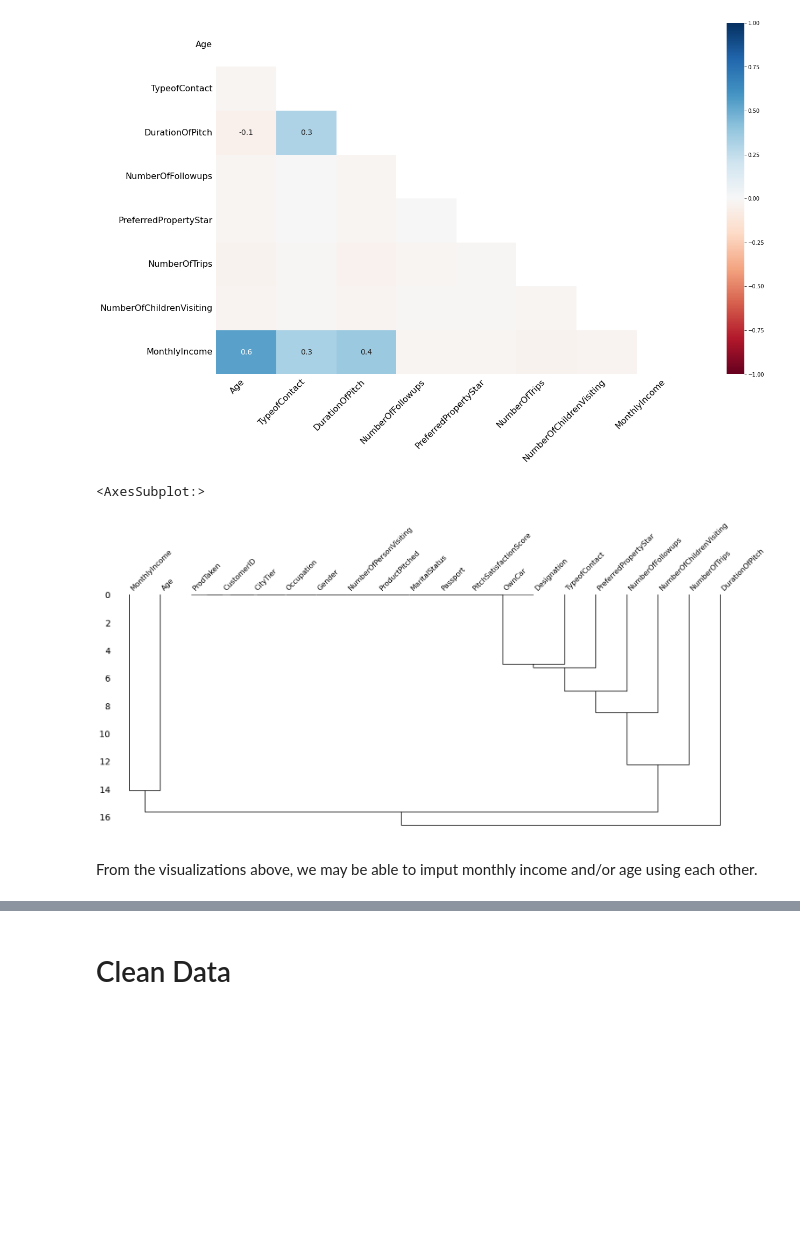
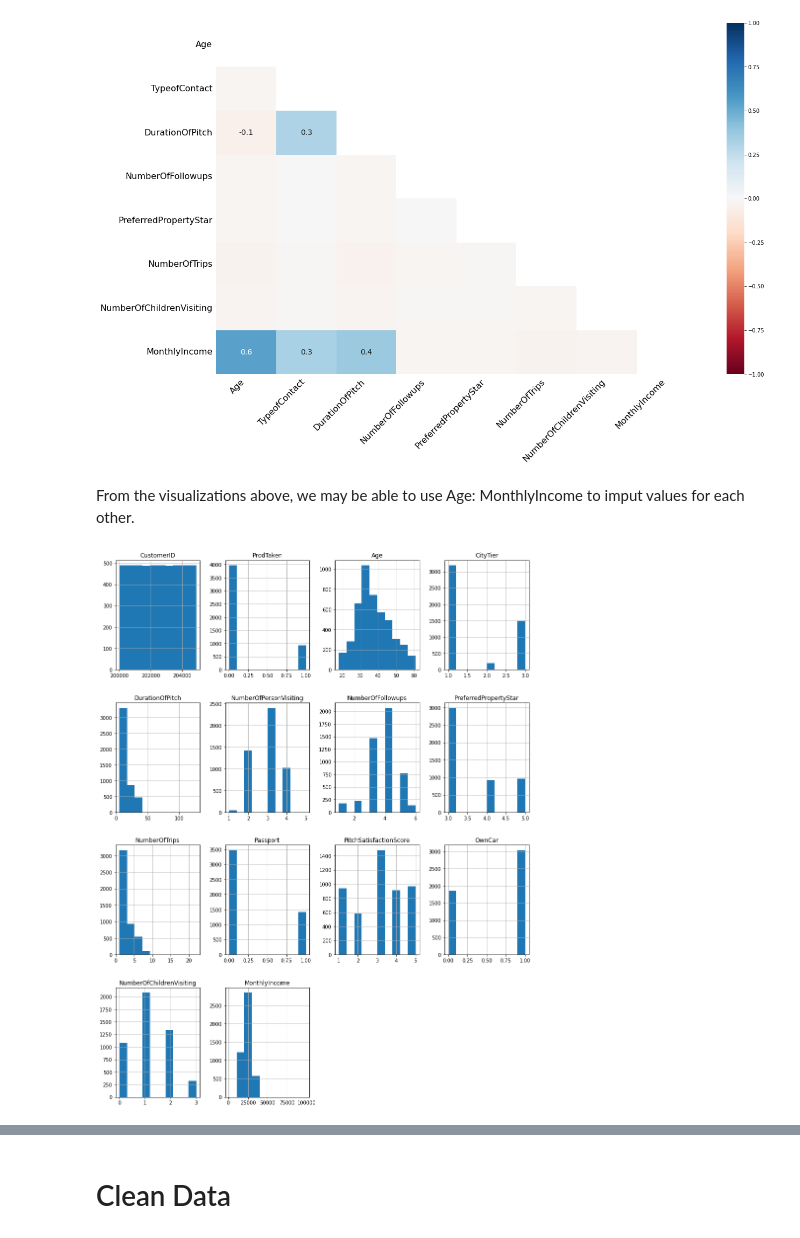
Before and after one commit to chabazite/Tourism_recommendations, a Jupyter notebook: notebooks/1.0_ASI_Data_Cleaning.ipynb, the cells around one changed output, grey strips where cells are left out. Cells and saved outputs as stored; diff of their text form; code cells hidden in the pictures; blank space fills up the shorter version.

Commit message:
replacing incorrect categories and working through imputations

```diff
--- a/notebooks/1.0_ASI_Data_Cleaning.ipynb
+++ b/notebooks/1.0_ASI_Data_Cleaning.ipynb
@@ -106,11 +123,12 @@ msno.heatmap(tourism_df)
 # %% [output]
 <AxesSubplot:>
 [figure]
-# %%
-#
-msno.dendrogram(tourism_df)
-# %% [output]
-<AxesSubplot:>
-[figure, removed]
 # %% [markdown]
-From the visualizations above, we may be able to imput monthly income and/or age using each other.
+From the visualizations above, we may be able to use Age: MonthlyIncome to imput values for each other.
+# %%
+# histogram to look at spread for help in imputation possibilities
+fig = plt.figure(figsize = (15,20));
+ax = fig.gca();
+tourism_df.hist(ax=ax);
+# %% [output]
+[figure, added]
```
Also changed, not shown: parts of 26 cells of this notebook, 1 other file.
